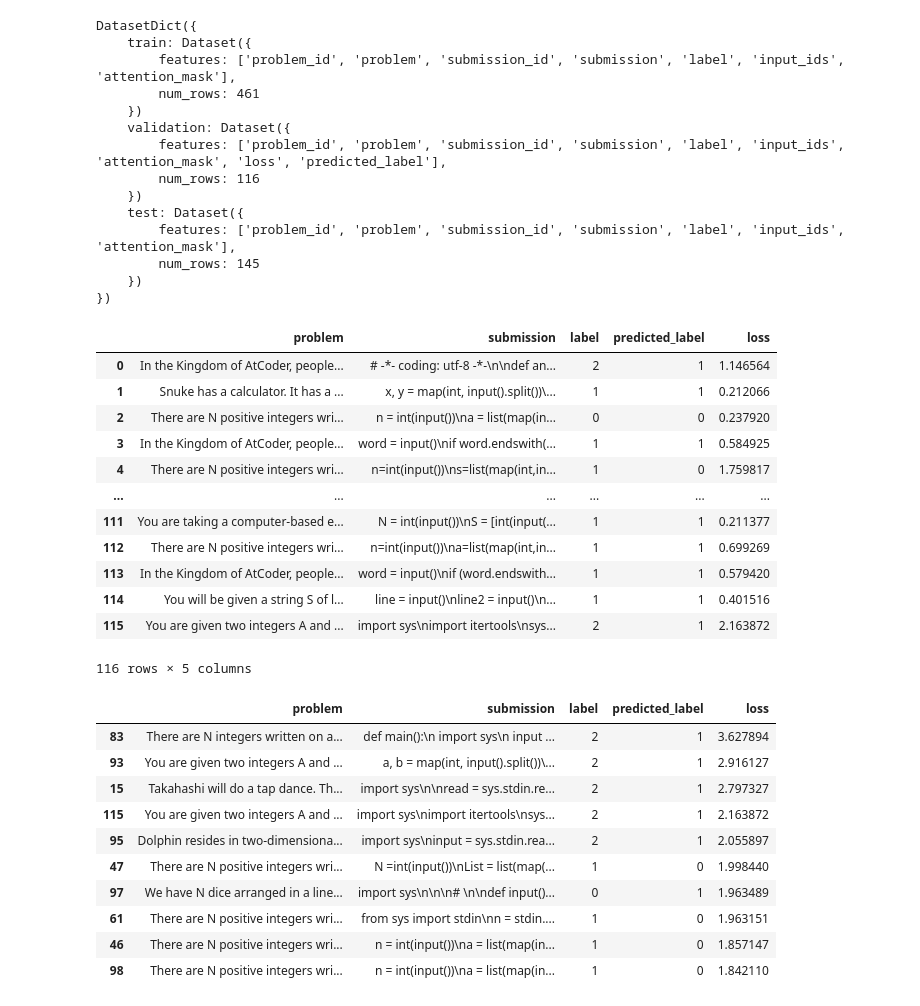
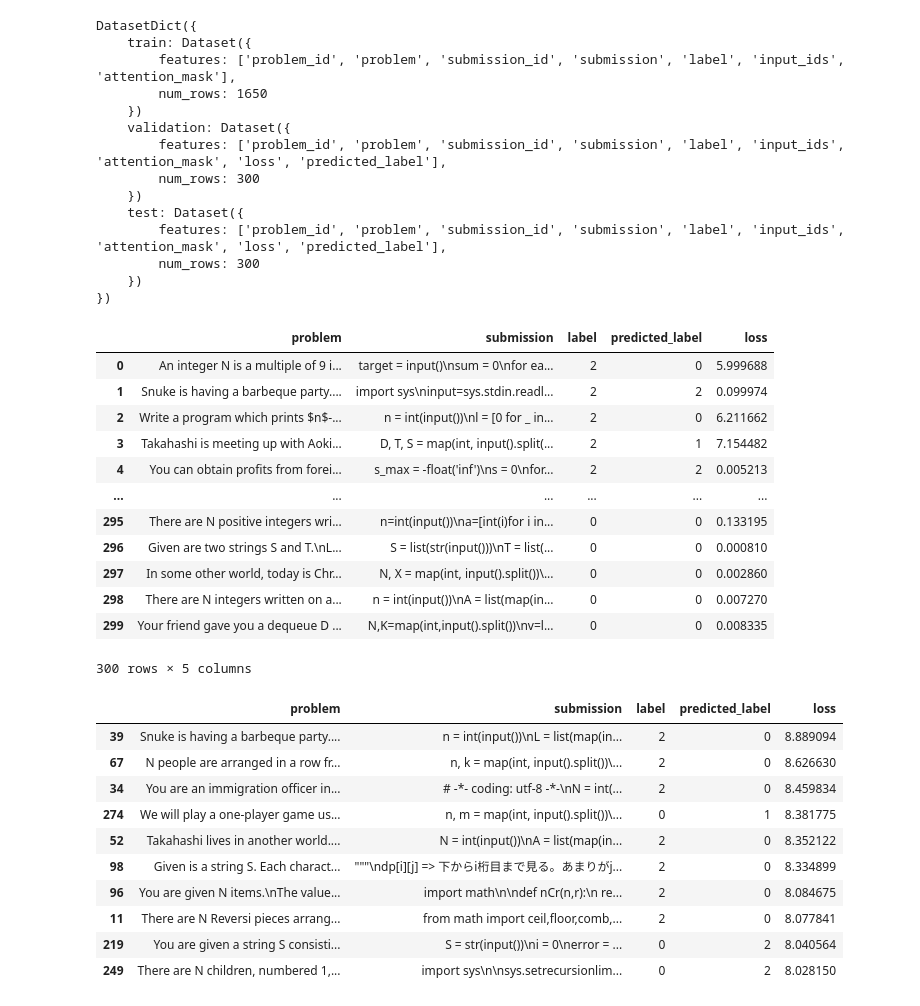
Before and after one commit to DiwanshuShekhar/codeQual, a Jupyter notebook: notebooks/error_analysis.ipynb, the cells around one changed output. Cells and saved outputs as stored; diff of their text form; code cells hidden in the pictures.

```diff
--- a/notebooks/error_analysis.ipynb
+++ b/notebooks/error_analysis.ipynb
@@ -10,8 +13,8 @@ device = set_device.set()
 # %%
 from transformers import AutoModelForSequenceClassification, AutoTokenizer
-model_name = '/Users/dish/Code/codeQual/training_output/checkpoint-232'
+model_name = MODEL_NAME
 num_classes = 3
 model = AutoModelForSequenceClassification.from_pretrained(model_name, num_labels=num_classes, max_length=512).to(device)
-tokenizer = AutoTokenizer.from_pretrained(model_name)
+tokenizer = AutoTokenizer.from_pretrained("microsoft/codebert-base")
 tokenizer.add_special_tokens({"pad_token": "[PAD]"})
 # %% [output]
@@ -19,7 +22,7 @@ tokenizer.add_special_tokens({"pad_token": "[PAD]"})
 # %%
 from transformers import AutoTokenizer
 from datasets import Dataset, DatasetDict, load_dataset
-code_qual_dataset = DatasetDict.load_from_disk('../data/CodeQualData/code_qual_dataset')
+code_qual_dataset = DatasetDict.load_from_disk(DATESET)
 
 def tokenize(batch):
     return tokenizer(batch["submission"], padding=True, truncation=True)
@@ -63,58 +66,59 @@ def forward_pass_with_label(batch):
 # Convert our dataset back to PyTorch tensors
 
 codequal_encoded.set_format("torch", columns=["input_ids", "attention_mask", "label"])
-# Compute loss values
-codequal_encoded["validation"] = codequal_encoded["validation"].map(forward_pass_with_label, batched=True, batch_size=16)
+codequal_encoded["test"] = codequal_encoded["test"].map(forward_pass_with_label, batched=True, batch_size=4)
+codequal_encoded["validation"] = codequal_encoded["validation"].map(forward_pass_with_label, batched=True, batch_size=4)
 codequal_encoded
 # %% [output]
 DatasetDict({
     train: Dataset({
         features: ['problem_id', 'problem', 'submission_id', 'submission', 'label', 'input_ids', 'attention_mask'],
-        num_rows: 461
+        num_rows: 1650
     })
     validation: Dataset({
         features: ['problem_id', 'problem', 'submission_id', 'submission', 'label', 'input_ids', 'attention_mask', 'loss', 'predicted_label'],
-        num_rows: 116
+        num_rows: 300
     })
     test: Dataset({
-        features: ['problem_id', 'problem', 'submission_id', 'submission', 'label', 'input_ids', 'attention_mask'],
-        num_rows: 145
+        features: ['problem_id', 'problem', 'submission_id', 'submission', 'label', 'input_ids', 'attention_mask', 'loss', 'predicted_label'],
+        num_rows: 300
     })
 })
 # %%
 codequal_encoded.set_format("pandas")
 cols = ["problem", "submission", "label", "predicted_label", "loss"]
-df_valid = codequal_encoded["validation"][:][cols]
-df_valid
+df_test = codequal_encoded["test"][:][cols]
+df_val = codequal_encoded["validation"][:][cols]
+df_test
 # %% [output]
 |  | problem | submission | label | predicted_label | loss |
-| 0 | In the Kingdom of AtCoder, people... | # -*- coding: utf-8 -*-\n\ndef an... | 2 | 1 | 1.146564 |
-| 1 | Snuke has a calculator. It has a ... | x, y = map(int, input().split())\... | 1 | 1 | 0.212066 |
-| 2 | There are N positive integers wri... | n = int(input())\na = list(map(in... | 0 | 0 | 0.237920 |
-| 3 | In the Kingdom of AtCoder, people... | word = input()\nif word.endswith(... | 1 | 1 | 0.584925 |
-| 4 | There are N positive integers wri... | n=int(input())\ns=list(map(int,in... | 1 | 0 | 1.759817 |
+| 0 | An integer N is a multiple of 9 i... | target = input()\nsum = 0\nfor ea... | 2 | 0 | 5.999688 |
+| 1 | Snuke is having a barbeque party.... | import sys\ninput=sys.stdin.readl... | 2 | 2 | 0.099974 |
+| 2 | Write a program which prints $n$-... | n = int(input())\nl = [0 for _ in... | 2 | 0 | 6.211662 |
+| 3 | Takahashi is meeting up with Aoki... | D, T, S = map(int, input().split(... | 2 | 1 | 7.154482 |
+| 4 | You can obtain profits from forei... | s_max = -float('inf')\ns = 0\nfor... | 2 | 2 | 0.005213 |
 | ... | ... | ... | ... | ... | ... |
-| 111 | You are taking a computer-based e... | N = int(input())\nS = [int(input(... | 1 | 1 | 0.211377 |
-| 112 | There are N positive integers wri... | n=int(input())\na=list(map(int,in... | 1 | 1 | 0.699269 |
-| 113 | In the Kingdom of AtCoder, people... | word = input()\nif (word.endswith... | 1 | 1 | 0.579420 |
-| 114 | You will be given a string S of l... | line = input()\nline2 = input()\n... | 1 | 1 | 0.401516 |
-| 115 | You are given two integers A and ... | import sys\nimport itertools\nsys... | 2 | 1 | 2.163872 |
+| 295 | There are N positive integers wri... | n=int(input())\na=[int(i)for i in... | 0 | 0 | 0.133195 |
+| 296 | Given are two strings S and T.\nL... | S = list(str(input()))\nT = list(... | 0 | 0 | 0.000810 |
+| 297 | In some other world, today is Chr... | N, X = map(int, input().split())\... | 0 | 0 | 0.002860 |
+| 298 | There are N integers written on a... | n = int(input())\nA = list(map(in... | 0 | 0 | 0.007270 |
+| 299 | Your friend gave you a dequeue D ... | N,K=map(int,input().split())\nv=l... | 0 | 0 | 0.008335 |
-116 rows × 5 columns
+300 rows × 5 columns
 # %%
-df_loss_desc = df_valid.sort_values("loss", ascending=False).head(10)
+df_loss_desc = df_test.sort_values("loss", ascending=False).head(10)
 df_loss_desc
 # %% [output]
 |  | problem | submission | label | predicted_label | loss |
-| 83 | There are N integers written on a... | def main():\n import sys\n input ... | 2 | 1 | 3.627894 |
-| 93 | You are given two integers A and ... | a, b = map(int, input().split())\... | 2 | 1 | 2.916127 |
-| 15 | Takahashi will do a tap dance. Th... | import sys\n\nread = sys.stdin.re... | 2 | 1 | 2.797327 |
-| 115 | You are given two integers A and ... | import sys\nimport itertools\nsys... | 2 | 1 | 2.163872 |
-| 95 | Dolphin resides in two-dimensiona... | import sys\ninput = sys.stdin.rea... | 2 | 1 | 2.055897 |
-| 47 | There are N positive integers wri... | N =int(input())\nList = list(map(... | 1 | 0 | 1.998440 |
-| 97 | We have N dice arranged in a line... | import sys\n\n\n# \n\ndef input()... | 0 | 1 | 1.963489 |
-| 61 | There are N positive integers wri... | from sys import stdin\nn = stdin.... | 1 | 0 | 1.963151 |
-| 46 | There are N positive integers wri... | n = int(input())\na = list(map(in... | 1 | 0 | 1.857147 |
-| 98 | There are N positive integers wri... | n = int(input())\na = list(map(in... | 1 | 0 | 1.842110 |
+| 39 | Snuke is having a barbeque party.... | n = int(input())\nL = list(map(in... | 2 | 0 | 8.889094 |
+| 67 | N people are arranged in a row fr... | n, k = map(int, input().split())\... | 2 | 0 | 8.626630 |
+| 34 | You are an immigration officer in... | # -*- coding: utf-8 -*-\nN = int(... | 2 | 0 | 8.459834 |
+| 274 | We will play a one-player game us... | n, m = map(int, input().split())\... | 0 | 1 | 8.381775 |
+| 52 | Takahashi lives in another world.... | N = int(input())\nA = list(map(in... | 2 | 0 | 8.352122 |
+| 98 | Given is a string S. Each charact... | """\ndp[i][j] => 下からi桁目まで見る。あまりがj... | 2 | 0 | 8.334899 |
+| 96 | You are given N items.\nThe value... | import math\n\ndef nCr(n,r):\n re... | 2 | 0 | 8.084675 |
+| 11 | There are N Reversi pieces arrang... | from math import ceil,floor,comb,... | 2 | 0 | 8.077841 |
+| 219 | You are given a string S consisti... | S = str(input())\ni = 0\nerror = ... | 0 | 2 | 8.040564 |
+| 249 | There are N children, numbered 1,... | import sys\n\nsys.setrecursionlim... | 0 | 2 | 8.028150 |
 # %%
 # save df_loss_desc to latex table
 # truncate the submission and problem column to 50 characters
```
Also changed, not shown: parts of 10 cells of this notebook, 4 other files.
